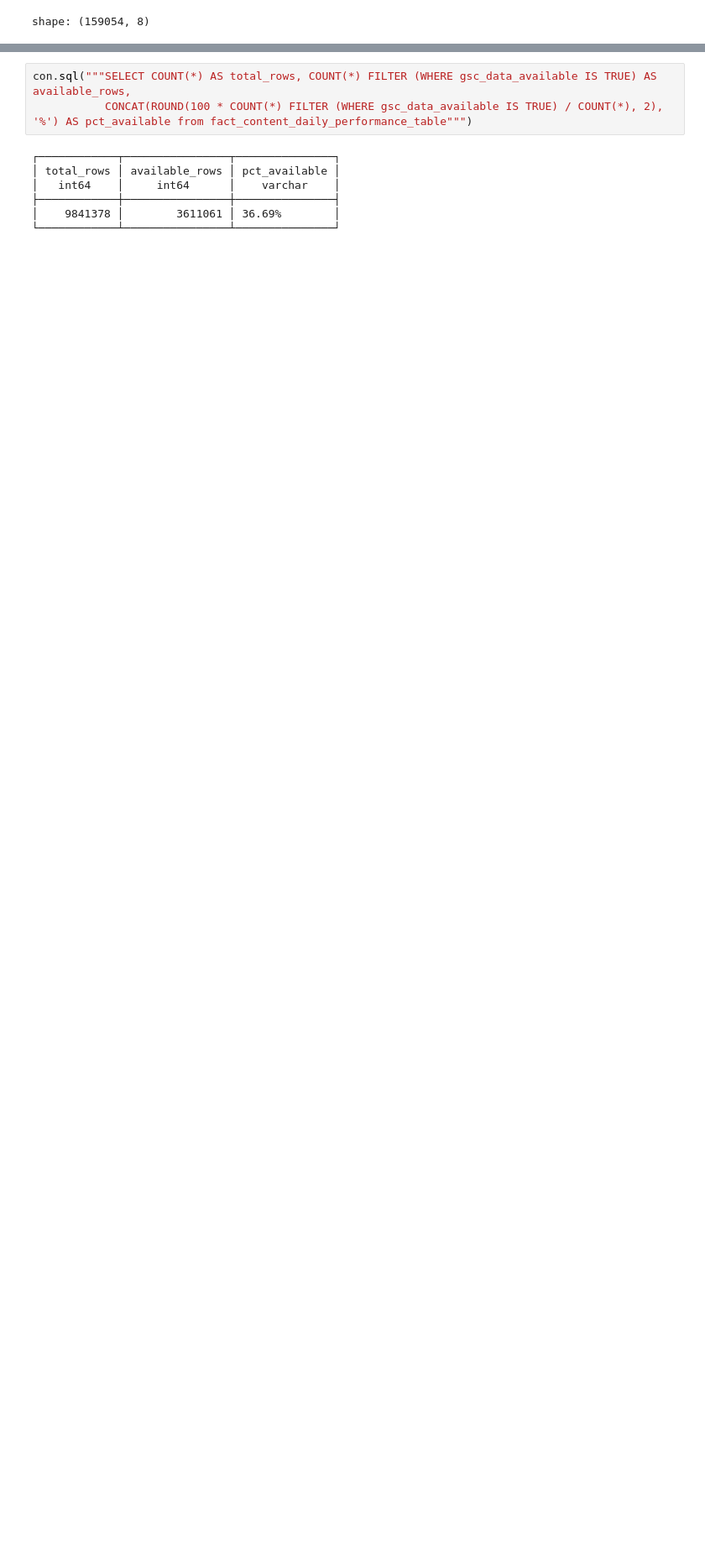
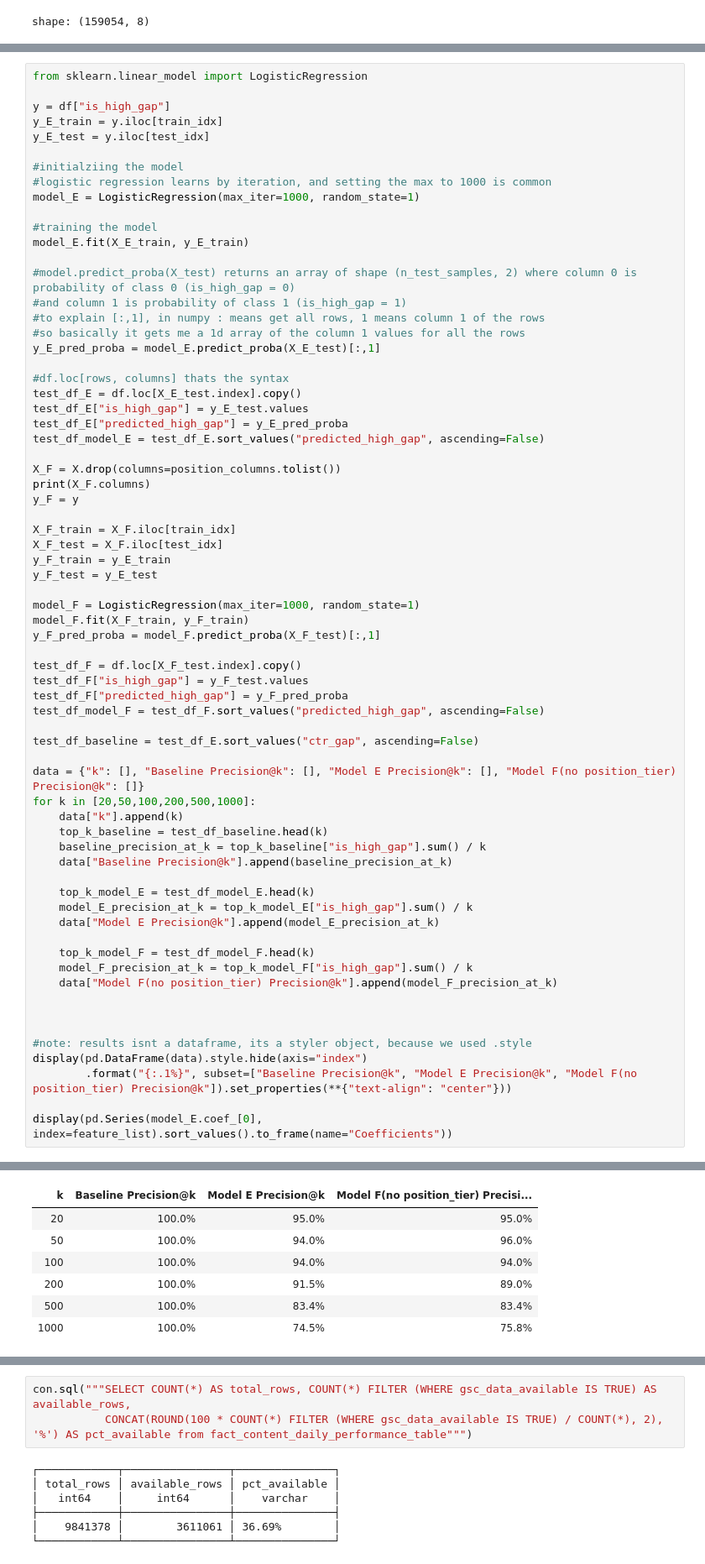
Before and after one commit to T0othIess/FlyRank-AI-ML-internship, a Jupyter notebook: work/notebooks/capstone.ipynb, the cells around one changed output, grey strips where cells are left out. Shown at 84% size. Drawn from its saved outputs; the diff is of its cells as text; blank space fills up the shorter version.

```diff
--- a/work/notebooks/capstone.ipynb
+++ b/work/notebooks/capstone.ipynb
@@ -428,0 +425,69 @@ Low-impression noise was reduced by filtering to pages with at least 200 impress
+# %%
+from sklearn.linear_model import LogisticRegression
+
+y = df["is_high_gap"]
+y_E_train = y.iloc[train_idx]
+y_E_test = y.iloc[test_idx]
+
+#initialziing the model
+#logistic regression learns by iteration, and setting the max to 1000 is common
+model_E = LogisticRegression(max_iter=1000, random_state=1)
+
+#training the model
+model_E.fit(X_E_train, y_E_train)
+
+#model.predict_proba(X_test) returns an array of shape (n_test_samples, 2) where column 0 is probability of class 0 (is_high_gap = 0)
+#and column 1 is probability of class 1 (is_high_gap = 1)
+#to explain [:,1], in numpy : means get all rows, 1 means column 1 of the rows
+#so basically it gets me a 1d array of the column 1 values for all the rows
+y_E_pred_proba = model_E.predict_proba(X_E_test)[:,1]
+
+#df.loc[rows, columns] thats the syntax
+test_df_E = df.loc[X_E_test.index].copy()
+test_df_E["is_high_gap"] = y_E_test.values
+test_df_E["predicted_high_gap"] = y_E_pred_proba
+test_df_model_E = test_df_E.sort_values("predicted_high_gap", ascending=False)
+
+X_F = X.drop(columns=position_columns.tolist())
+print(X_F.columns)
+y_F = y
+
+X_F_train = X_F.iloc[train_idx]
+X_F_test = X_F.iloc[test_idx]
+y_F_train = y_E_train
+y_F_test = y_E_test
+
+model_F = LogisticRegression(max_iter=1000, random_state=1)
+model_F.fit(X_F_train, y_F_train)
+y_F_pred_proba = model_F.predict_proba(X_F_test)[:,1]
+
+test_df_F = df.loc[X_F_test.index].copy()
+test_df_F["is_high_gap"] = y_F_test.values
+test_df_F["predicted_high_gap"] = y_F_pred_proba
+test_df_model_F = test_df_F.sort_values("predicted_high_gap", ascending=False)
+
+test_df_baseline = test_df_E.sort_values("ctr_gap", ascending=False)
+
+data = {"k": [], "Baseline Precision@k": [], "Model E Precision@k": [], "Model F(no position_tier) Precision@k": []}
+for k in [20,50,100,200,500,1000]:
+    data["k"].append(k)
+    top_k_baseline = test_df_baseline.head(k)
+    baseline_precision_at_k = top_k_baseline["is_high_gap"].sum() / k
+    data["Baseline Precision@k"].append(baseline_precision_at_k)
+
+    top_k_model_E = test_df_model_E.head(k)
+    model_E_precision_at_k = top_k_model_E["is_high_gap"].sum() / k
+    data["Model E Precision@k"].append(model_E_precision_at_k)
+
+    top_k_model_F = test_df_model_F.head(k)
+    model_F_precision_at_k = top_k_model_F["is_high_gap"].sum() / k
+    data["Model F(no position_tier) Precision@k"].append(model_F_precision_at_k)
+
+
+
+#note: results isnt a dataframe, its a styler object, because we used .style
+display(pd.DataFrame(data).style.hide(axis="index")
+        .format("{:.1%}", subset=["Baseline Precision@k", "Model E Precision@k", "Model F(no position_tier) Precision@k"]).set_properties(**{"text-align": "center"}))
+
+display(pd.Series(model_E.coef_[0], index=feature_list).sort_values().to_frame(name="Coefficients"))
+# %% [output]
@@ -428,0 +495,7 @@ Low-impression noise was reduced by filtering to pages with at least 200 impress
+| k | Baseline Precision@k | Model E Precision@k | Model F(no position_tier) Precisi... |
+| 20 | 100.0% | 95.0% | 95.0% |
+| 50 | 100.0% | 94.0% | 96.0% |
+| 100 | 100.0% | 94.0% | 94.0% |
+| 200 | 100.0% | 91.5% | 89.0% |
+| 500 | 100.0% | 83.4% | 83.4% |
+| 1000 | 100.0% | 74.5% | 75.8% |
```
Also changed, not shown: parts of 34 cells of this notebook, 5 other files.
